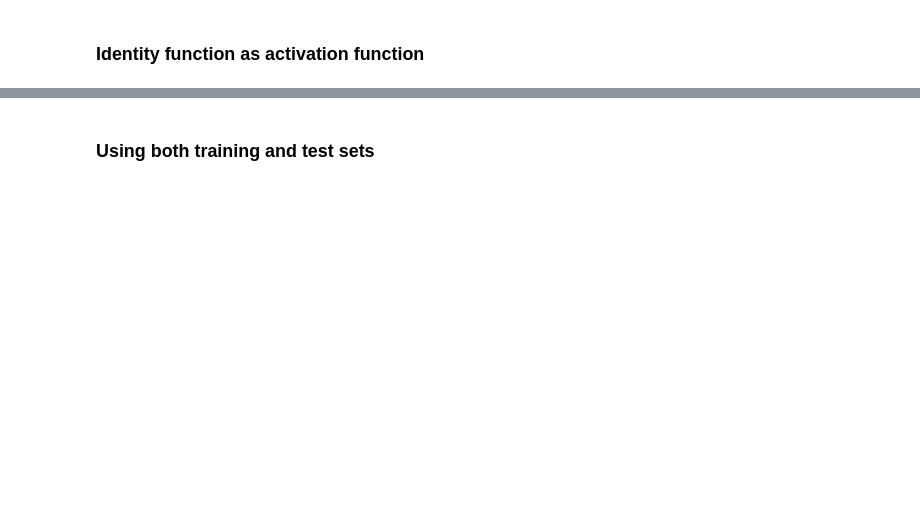
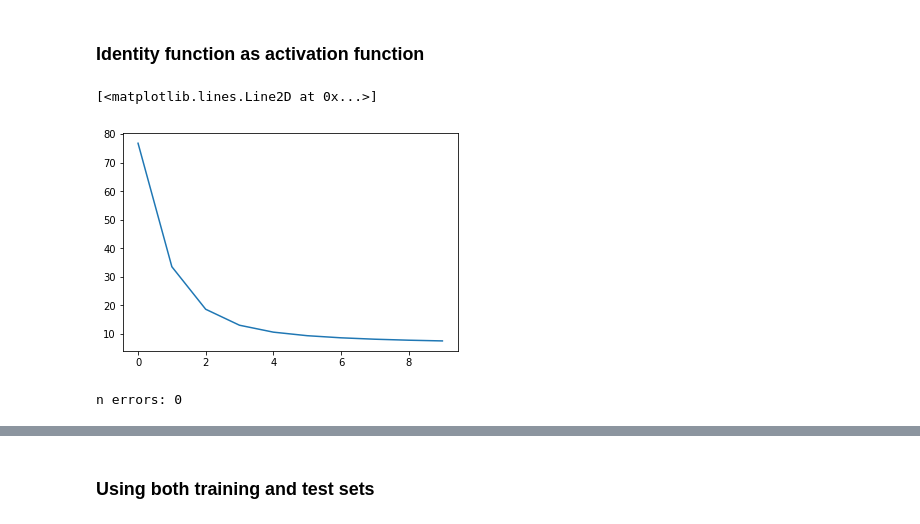
Before and after one commit to HeatherRB/MLLib, a Jupyter notebook: perceptron.ipynb, the cells around one changed output, grey strips where cells are left out. Drawn from its saved outputs; the diff is of its cells as text; code cells hidden in the pictures; blank space fills up the shorter version.

```diff
--- a/perceptron.ipynb
+++ b/perceptron.ipynb
@@ -70,10 +78,16 @@ plt.plot(cost_per_iteration)
 # import PerceptronAdaline class
 from ml.linear_classifier import PerceptronAdaline
 # %%
-perceptron_adaline = PerceptronAdaline()
+perceptron_adaline = PerceptronAdaline(1)
 # %%
-cost_per_iteration = perceptron_adaline.fit(data, y, 10, 0.001, "batch")
+# by default model is fitted by updating all weights simultaneously
+cost_per_iteration = perceptron_adaline.fit(data, y, 10, 0.001)
 plt.plot(cost_per_iteration)
+# %% [output]
+[<matplotlib.lines.Line2D at 0x...>]
+[figure, added]
 # %%
 print("n errors: %i" % (perceptron_adaline.predict(data) - y != 0).sum())
+# %% [output]
+n errors: 0
 # %%
```
Also changed, not shown: parts of 15 cells of this notebook, 2 other files.
